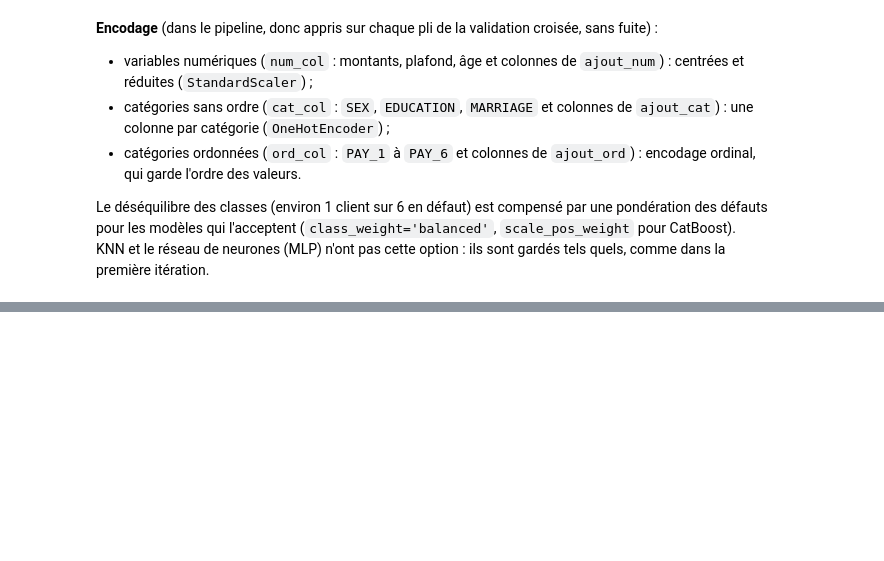
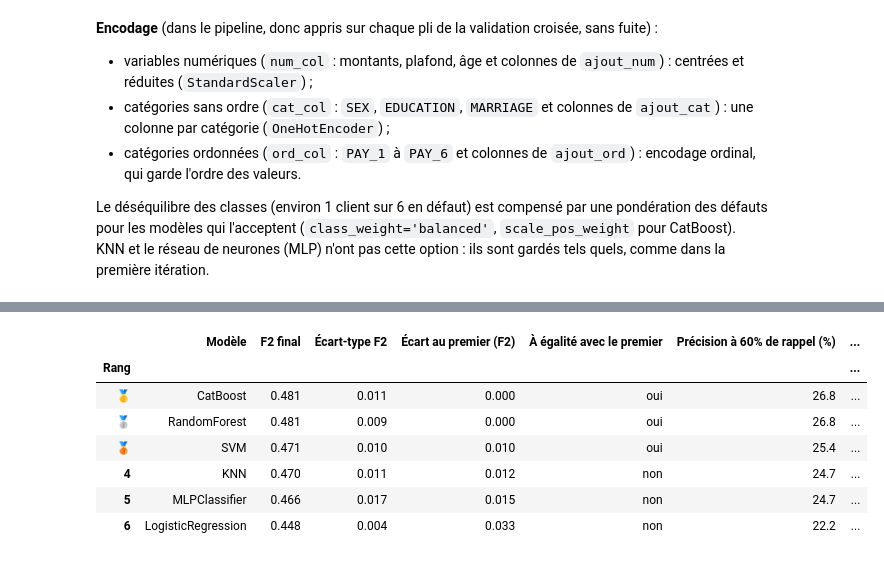
Before and after one commit to johan-mac-59/RiskLens_ML, a Jupyter notebook: lab_ML/ml_0.ipynb, the cells around one changed output, grey strips where cells are left out. Saved outputs shown, nothing was run; the diff lists cells and outputs as text; code cells hidden in the pictures; blank space fills up the shorter version.

```diff
--- a/lab_ML/ml_0.ipynb
+++ b/lab_ML/ml_0.ipynb
@@ -95,7 +124,6 @@ from sklearn.calibration import CalibratedClassifierCV
 from sklearn.compose import ColumnTransformer
 from sklearn.ensemble import RandomForestClassifier
 from sklearn.linear_model import LogisticRegression
-from sklearn.metrics import fbeta_score, make_scorer, roc_auc_score
 from sklearn.model_selection import StratifiedKFold
 from sklearn.neighbors import KNeighborsClassifier
 from sklearn.neural_network import MLPClassifier
@@ -112,18 +140,24 @@ preprocessor = ColumnTransformer(transformers=[
     ("ord", OrdinalEncoder(handle_unknown="use_encoded_value", unknown_value=-1), ord_col),
 ])
 
+# Objectif de détection : part des défauts que le modèle doit trouver (60 % pour commencer, objectif 70 %)
+RAPPEL_MINIMAL = 0.60
+
+def seuil_pour_rappel(y, proba, rappel=RAPPEL_MINIMAL):
+    # Seuil le plus haut qui détecte au moins la part voulue des défauts
+    proba_defauts = np.sort(proba[np.asarray(y) == 1])[::-1]
+    return proba_defauts[int(np.ceil(rappel * len(proba_defauts))) - 1]
+
 def score_decision(estimator, X, y):
-    # Score de décision : moyenne du F2 (au seuil de 0,5) et du ROC AUC
+    # Score de décision : précision au seuil qui détecte RAPPEL_MINIMAL des défauts
     proba = estimator.predict_proba(X)[:, 1]
-    pred = estimator.predict(X)
-    return (fbeta_score(y, pred, beta=2) + roc_auc_score(y, proba)) / 2
+    signales = proba >= seuil_pour_rappel(y, proba)
+    return np.asarray(y)[signales].mean()
 
 scorers = {
     "decision": score_decision,
-    "f2": make_scorer(fbeta_score, beta=2),
     "roc_auc": "roc_auc",
-    "recall": "recall",
-    "precision": "precision",
+    "average_precision": "average_precision",
 }
 
 cv = StratifiedKFold(n_splits=5, shuffle=True, random_state=42)
@@ -472,19 +759,50 @@ Le premier du podium est enregistré dans `lab_ML/best_models/`.
 # %%
 import joblib
+from sklearn.metrics import fbeta_score
 
-premier = df_final.iloc[0]
-podium = df_final[["Modèle", "Score de décision (val)", "Écart-type décision (val)", "F2 (val)", "ROC AUC (val)",
-                   "Rappel (val)", "Précision (val)", "Écart train - val", "Alerte"]].copy()
-podium["Écart au premier"] = premier["Score de décision (val)"] - podium["Score de décision (val)"]
-podium["À égalité avec le premier"] = podium["Écart au premier"] <= premier["Écart-type décision (val)"]
-print(podium.round(4).to_string(index=False))
-print()
-for rang, ligne in podium.head(3).iterrows():
-    print(f"{['🥇', '🥈', '🥉'][rang]} {ligne['Modèle']} : score de décision {ligne['Score de décision (val)']:.4f} ± {ligne['Écart-type décision (val)']:.4f}  {ligne['Alerte']}")
+# Score de classement final : F2 au point de fonctionnement de chaque modèle (seuil du rappel minimal), pli par pli,
+# sur les probabilités hors pli (mêmes plis que la boucle)
+plis = list(cv.split(X_train, y_train))
 
-# Enregistrement du meilleur modèle (version retenue par la boucle, entraînée sur tout le train par la GridSearch)
+def f2_au_rappel_minimal(y_vrai, proba):
+    return fbeta_score(y_vrai, proba >= seuil_pour_rappel(y_vrai, proba), beta=2)
+
+f2_plis = {nom: [f2_au_rappel_minimal(y[val], probas[nom][val]) for _, val in plis] for nom in ordre}
+df_final["F2 (val)"] = df_final["Modèle"].map({nom: np.mean(v) for nom, v in f2_plis.items()})
+df_final["Écart-type F2 (val)"] = df_final["Modèle"].map({nom: np.std(v) for nom, v in f2_plis.items()})
+classement = df_final.sort_values("F2 (val)", ascending=False).reset_index(drop=True)
+rappel_reel = df_detection.set_index("Modèle")["Rappel (%)"]
+
+premier = classement.iloc[0]
+podium = pd.DataFrame({
+    "Rang": [["🥇", "🥈", "🥉"][i] if i < 3 else str(i + 1) for i in range(len(classement))],
+    "Modèle": classement["Modèle"],
+    "F2 final": classement["F2 (val)"].round(3),
+    "Écart-type F2": classement["Écart-type F2 (val)"].round(3),
+    "Écart au premier (F2)": (premier["F2 (val)"] - classement["F2 (val)"]).round(3),
+    "À égalité avec le premier": (premier["F2 (val)"] - classement["F2 (val)"] <= premier["Écart-type F2 (val)"]).map({True: "oui", False: "non"}),
+    f"{LIBELLE_SCORE} (%)": pct(classement["Score de décision (val)"]),
+    "Rappel réel (%)": classement["Modèle"].map(rappel_reel).round(1),
+    "ROC AUC": classement["ROC AUC (val)"].round(3),
+    "Alerte": classement["Alerte"],
+})
+montrer(podium, "Podium des versions retenues, classées par F2 final (validation)")
+
+# Enregistrement du meilleur modèle (version retenue par la boucle, entraînée sur tout le train par la GridSearch) avec son seuil :
+# predict() du modèle coupe à 0,5 ; pour prédire, comparer predict_proba(X)[:, 1] au seuil enregistré
+seuil_premier = float(seuil_pour_rappel(y, probas[premier["Modèle"]]))
 dossier_modeles = root_dir / "lab_ML" / "best_models"
 dossier_modeles.mkdir(exist_ok=True)
 chemin = dossier_modeles / f"model_ml_{numero_scenario}.joblib"
-joblib.dump(best_models[premier["Modèle"]], chemin)
-print(f"\nModèle enregistré : {chemin}")
+joblib.dump({
+    "modele": best_models[premier["Modèle"]],
+    "nom": premier["Modèle"],
+    "seuil": seuil_premier,               # seuil qui atteint le rappel minimal sur les probabilités hors pli du train
+    "rappel_minimal": RAPPEL_MINIMAL,         # rappel minimal
+    "variables": variables,               # colonnes attendues, dans cet ordre
+    "scenario": f"ml_{numero_scenario}",
+}, chemin)
+print(f"Modèle enregistré : {chemin}")
+print(f"{premier['Modèle']}, seuil {seuil_premier:.3f} (rappel minimal {RAPPEL_MINIMAL:.0%}) ; "
+      f"prédire en défaut si predict_proba(X)[:, 1] >= seuil")
+# %% [output]
@@ -490,0 +810,8 @@ print(f"\nModèle enregistré : {chemin}")
+|  | Modèle | F2 final | Écart-type F2 | Écart au premier (F2) | À égalité avec le premier | Précision à 60% de rappel (%) | ... |
+| Rang |  |  |  |  |  |  | ... |
+| 🥇 | CatBoost | 0.481 | 0.011 | 0.000 | oui | 26.8 | ... |
+| 🥈 | RandomForest | 0.481 | 0.009 | 0.000 | oui | 26.8 | ... |
+| 🥉 | SVM | 0.471 | 0.010 | 0.010 | oui | 25.4 | ... |
+| 4 | KNN | 0.470 | 0.011 | 0.012 | non | 24.7 | ... |
+| 5 | MLPClassifier | 0.466 | 0.017 | 0.015 | non | 24.7 | ... |
+| 6 | LogisticRegression | 0.448 | 0.004 | 0.033 | non | 22.2 | ... |
```
Also changed, not shown: parts of 24 cells of this notebook, 7 other files.
